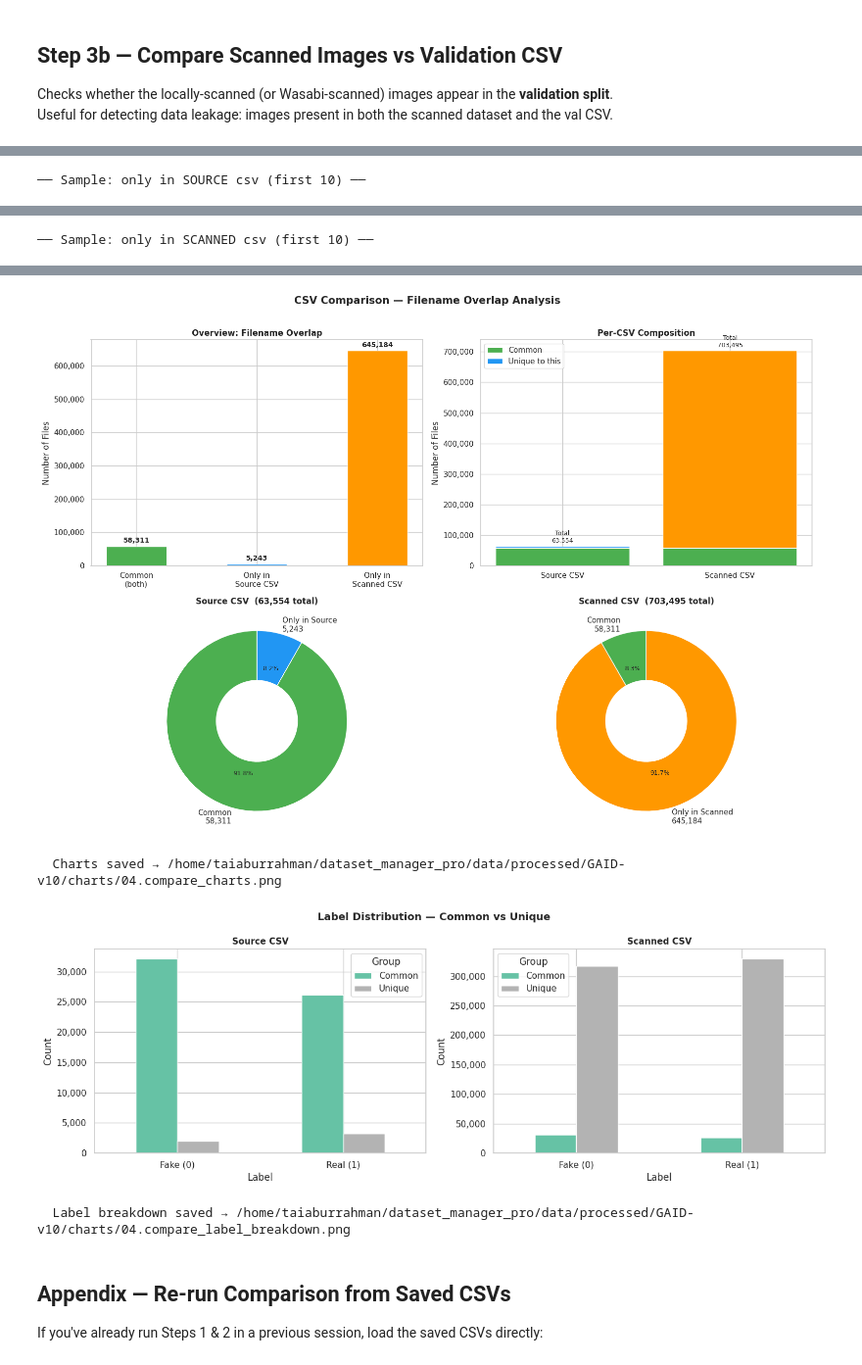
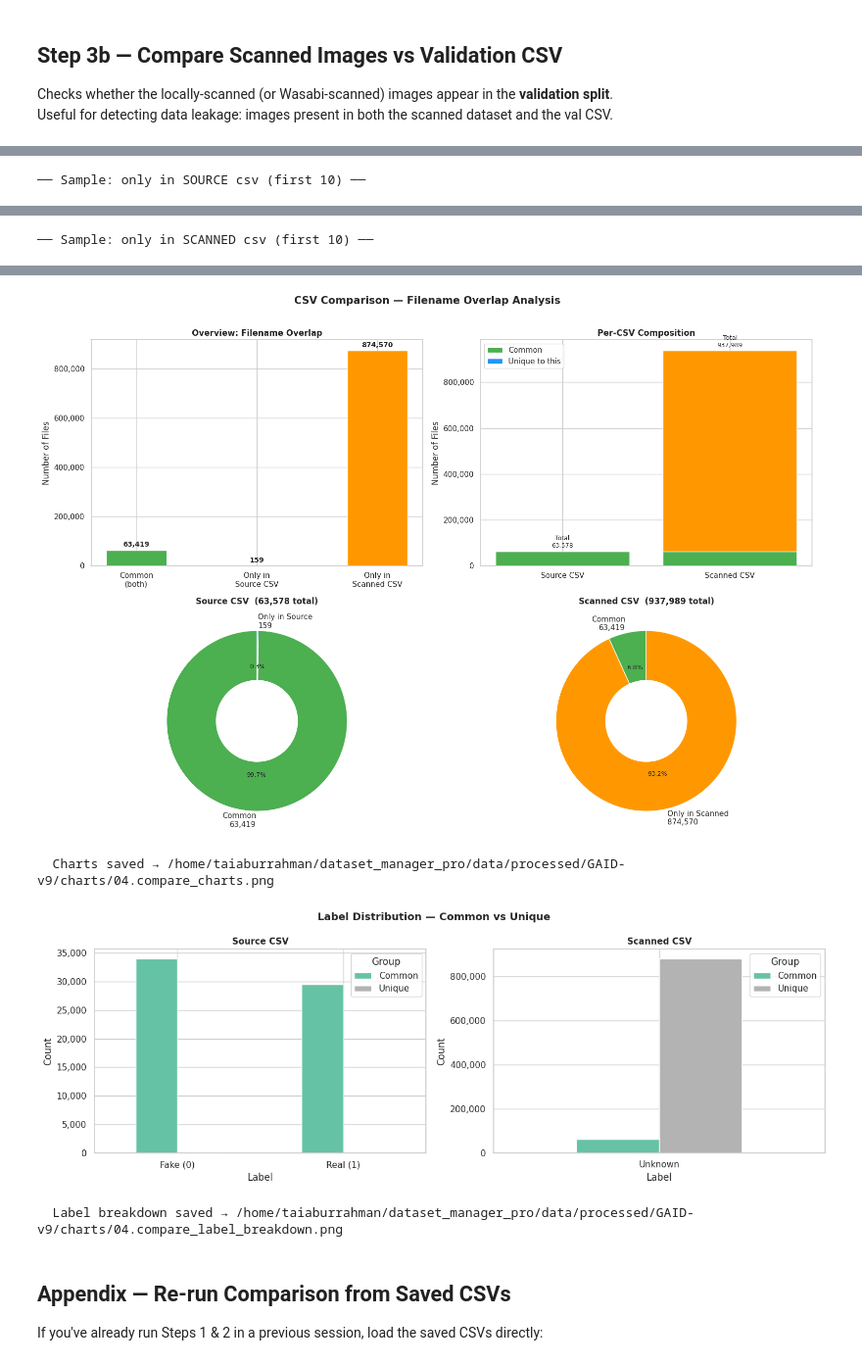
Before and after one commit to taiaburrahmanbb/dataset_manager_pro, a Jupyter notebook: notebook/03.csv_editors.ipynb, the cells around one changed output, grey strips where cells are left out. Shown at 98% size. Cells and saved outputs as stored; diff of their text form; code cells hidden in the pictures.

Commit message:
data organized and sync

```diff
--- a/notebook/03.csv_editors.ipynb
+++ b/notebook/03.csv_editors.ipynb
@@ -167,6 +167,12 @@ def _infer_label(top_folder: str) -> int | None:
     return None
 
 
+def _rel_name(path_str: str) -> str:
+    """Return 'parent_folder/filename' from a full path for robust matching."""
+    p = Path(str(path_str))
+    return f"{p.parent.name}/{p.name}"
+
+
 # ── Step 1 ─────────────────────────────────────────────────────────────────
 
 def add_filename_column(
@@ -177,8 +183,8 @@ def add_filename_column(
     prefix:      str = "01",
 ) -> pd.DataFrame:
     """
-    Load *source_csv*, extract the basename from *path_col*, add it as
-    'filename', and save to *output_dir* (defaults to project CSV_DIR).
+    Load *source_csv*, extract 'parent_folder/basename' from *path_col*,
+    add it as 'filename', and save to *output_dir* (defaults to project CSV_DIR).
     *prefix* is prepended to the output filename, e.g. '01.name.csv'.
     """
     src = Path(source_csv)
@@ -191,7 +197,7 @@ def add_filename_column(
     if path_col not in df.columns:
         raise ValueError(f"Column '{path_col}' not found. Available: {list(df.columns)}")
 
-    df["filename"] = df[path_col].apply(lambda p: Path(str(p)).name)
+    df["filename"] = df[path_col].apply(_rel_name)
 
     stem = output_name or (src.stem + "_with_filename")
     dest = out / (_pfx(prefix) + stem + ".csv")
@@ -244,7 +250,7 @@ def scan_image_dir(
                 "image_path": str(f),
                 "labels":     label,
                 "directory":  top.name,
-                "filename":   f.name,
+                "filename":   f"{f.parent.name}/{f.name}",
             })
 
     df   = pd.DataFrame(records)
@@ -300,10 +306,10 @@ def compare_csvs(
 
     if compare_col not in df_source.columns:
         df_source  = df_source.copy()
-        df_source[compare_col]  = df_source["image_path"].apply(lambda p: Path(str(p)).name)
+        df_source[compare_col]  = df_source["image_path"].apply(_rel_name)
     if compare_col not in df_scanned.columns:
         df_scanned = df_scanned.copy()
-        df_scanned[compare_col] = df_scanned["image_path"].apply(lambda p: Path(str(p)).name)
+        df_scanned[compare_col] = df_scanned["image_path"].apply(_rel_name)
 
     set_src = set(df_source[compare_col].dropna())
     set_scn = set(df_scanned[compare_col].dropna())
@@ -457,19 +463,30 @@ def _plot_comparison(
 
         for ax2, (df_, title) in zip(axes2,
                 [(df_source, "Source CSV"), (df_scanned, "Scanned CSV")]):
+            df_ = df_.copy()
             is_common = df_[compare_col].isin(common_set)
             df_["_group"] = is_common.map({True: "Common", False: "Unique"})
-            grp = df_.groupby(["_group", "labels"]).size().reset_index(name="count")
-            grp["labels"] = grp["labels"].map({"0": "Fake (0)", "1": "Real (1)",
-                                                0: "Fake (0)", 1: "Real (1)"}).fillna("Unknown")
-            pivot = grp.pivot(index="labels", columns="_group", values="count").fillna(0)
+            # Normalise labels to str first to avoid mixed int/str duplicates
+            df_["_label_str"] = df_["labels"].astype(str).map(
+                {"0": "Fake (0)", "1": "Real (1)"}
+            ).fillna("Unknown")
+            grp = (
+                df_.groupby(["_group", "_label_str"])
+                   .size()
+                   .reset_index(name="count")
+            )
+            # pivot_table handles any residual duplicates by summing
+            pivot = grp.pivot_table(
+                index="_label_str", columns="_group",
+                values="count", aggfunc="sum", fill_value=0,
+            )
+            pivot.index.name = "Label"
             pivot.plot(kind="bar", ax=ax2, colormap="Set2", edgecolor="white", rot=0)
             ax2.set_title(title, fontsize=11, fontweight="bold")
             ax2.set_xlabel("Label")
             ax2.set_ylabel("Count")
             ax2.yaxis.set_major_formatter(plt.FuncFormatter(lambda x, _: f"{int(x):,}"))
             ax2.legend(title="Group")
-            df_.drop(columns="_group", inplace=True)
 
         plt.tight_layout()
         chart2_path = out_dir / f"{_pfx(prefix)}compare_label_breakdown.png"
@@ -564,11 +581,12 @@ def scan_wasabi_bucket(
                 top_dir   = rel.split("/")[0] if "/" in rel else ""
                 label     = _infer_label_from_key(key)
 
+                parent_dir = Path(key).parent.name
                 records.append({
                     "image_path":    f"s3://{bucket}/{key}",
                     "labels":        label,
                     "directory":     top_dir,
-                    "filename":      name,
+                    "filename":      f"{parent_dir}/{name}",
                     "s3_key":        key,
                     "size_bytes":    obj["Size"],
                     "last_modified": obj["LastModified"].isoformat(),
@@ -783,7 +801,7 @@ Useful for detecting data leakage: images present in both the scanned dataset an
 # Load the validation CSV and add a filename column (same as Step 1)
 df_val = pd.read_csv(VAL_CSV)
 if "filename" not in df_val.columns:
-    df_val["filename"] = df_val["image_path"].apply(lambda p: Path(p).name)
+    df_val["filename"] = df_val["image_path"].apply(_rel_name)
 
 print(f"Val CSV     : {VAL_CSV}")
 print(f"Val rows    : {len(df_val):,}")
@@ -857,7 +875,7 @@ Scanned rows: 705,294
-[figure, old version]
+[figure, new version]
-  Charts saved → /home/taiaburrahman/dataset_manager_pro/data/processed/GAID-v10/charts/04.compare_charts.png
+  Charts saved → /home/taiaburrahman/dataset_manager_pro/data/processed/GAID-v9/charts/04.compare_charts.png
-[figure, old version]
+[figure, new version]
-  Label breakdown saved → /home/taiaburrahman/dataset_manager_pro/data/processed/GAID-v10/charts/04.compare_label_breakdown.png
+  Label breakdown saved → /home/taiaburrahman/dataset_manager_pro/data/processed/GAID-v9/charts/04.compare_label_breakdown.png
 # %% [markdown]
 ## Appendix — Re-run Comparison from Saved CSVs
 
```
Also changed, not shown: parts of 13 cells of this notebook, 18 other files.
